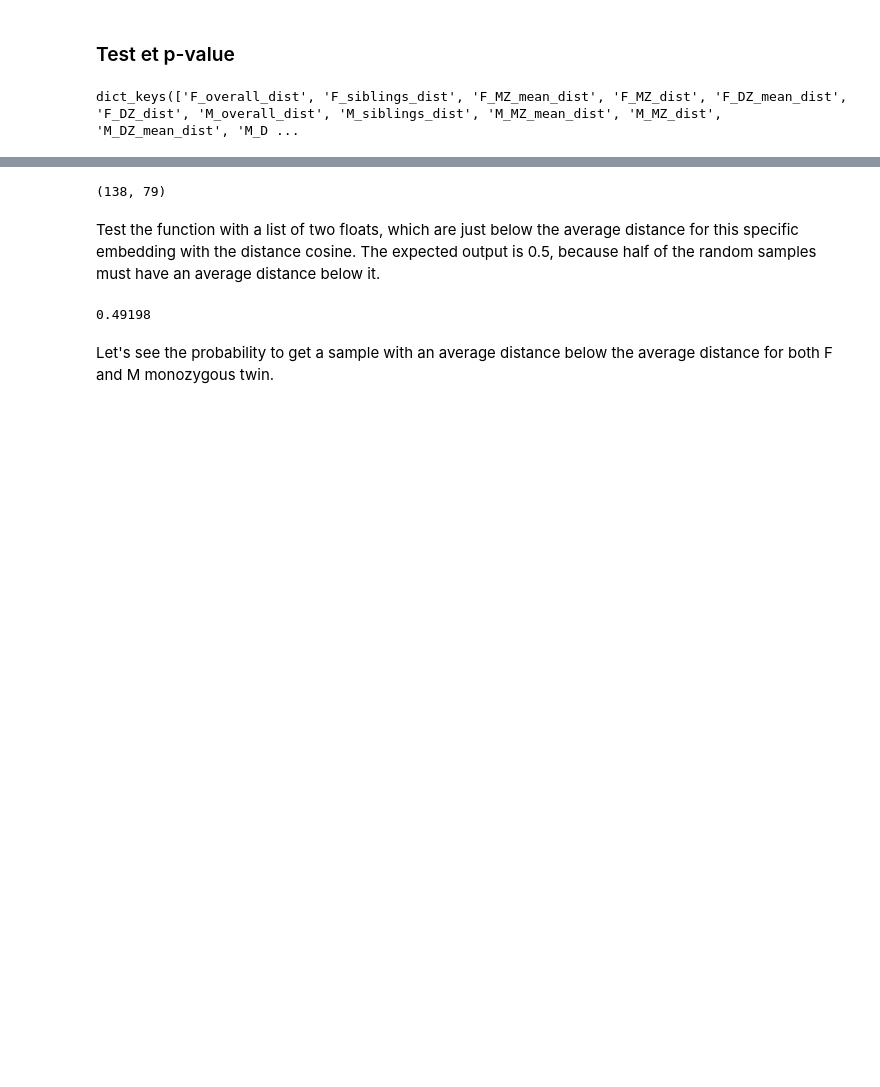
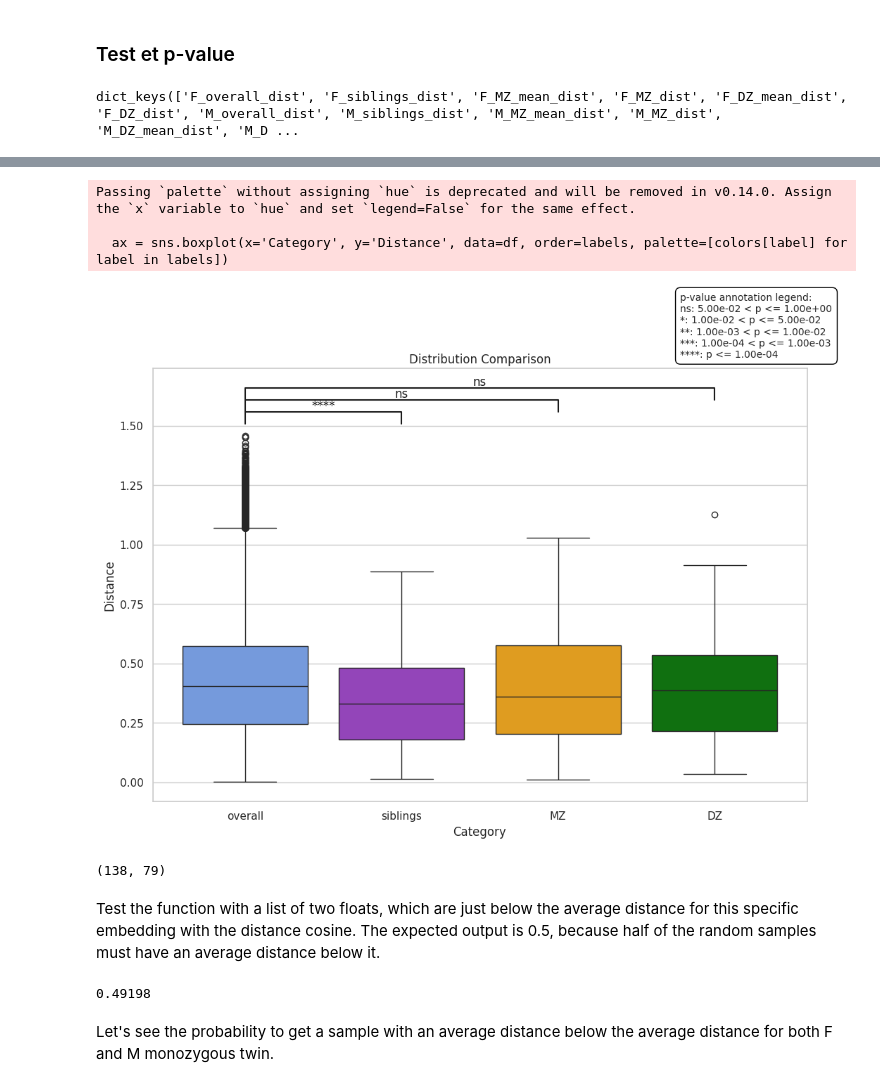
Before and after one commit to neurospin/champollion_V1, a Jupyter notebook: contrastive/notebooks/antoine/HCP_MZ_dist_corr_left_PCS.ipynb, the cells around one changed output, grey strips where cells are left out. Drawn from its saved outputs; the diff is of its cells as text; code cells hidden in the pictures; blank space fills up the shorter version.

```diff
--- a/contrastive/notebooks/antoine/HCP_MZ_dist_corr_left_PCS.ipynb
+++ b/contrastive/notebooks/antoine/HCP_MZ_dist_corr_left_PCS.ipynb
@@ -403,3 +412,82 @@ dict_keys(['F_overall_dist', 'F_siblings_dist', 'F_MZ_mean_dist', 'F_MZ_dist', '
+# %%
+
+# Convert data to a DataFrame for use with Seaborn
+data = []
+labels = ['overall', 'siblings', 'MZ', 'DZ']
+
+for label in labels:
+    data.extend([(label, value) for value in dic_rslt[f'F & M_{label}_dist']])
+
+df = pd.DataFrame(data, columns=['Category', 'Distance'])
+
+colors = {
+    'overall': 'cornflowerblue',
+    'siblings': 'darkorchid',
+    'MZ': 'orange',
+    'DZ': 'green'
+}
+
+# Create the boxplot
+plt.figure(figsize=(12, 8))
+ax = sns.boxplot(x='Category', y='Distance', data=df, order=labels, palette=[colors[label] for label in labels])
+
+# Define the box pairs for comparison
+box_pairs = [
+    ("overall", "siblings"),
+    ("overall", "MZ"),
+    ("overall", "DZ")
+]
+
+# Perform the Kruskal-Wallis H-test for each pair and add annotations
+max_value = df['Distance'].max()
+h = 0.05
+y_offset = max_value + h
+
+for (cat1, cat2) in box_pairs:
+    data1 = df[df['Category'] == cat1]['Distance']
+    data2 = df[df['Category'] == cat2]['Distance']
+
+    stat, p = kruskal(data1, data2)
+
+    # Define the position for the annotations
+    x1, x2 = labels.index(cat1), labels.index(cat2)
+    y, col = y_offset, 'k'
+
+    plt.plot([x1, x1, x2, x2], [y, y+h, y+h, y], lw=1.5, c=col)
+    if p > 0.05:
+        significance = "ns"
+    elif p > 0.01:
+        significance = "*"
+    elif p > 0.001:
+        significance = "**"
+    elif p > 0.0001:
+        significance = "***"
+    else:
+        significance = "****"
+
+    plt.text((x1 + x2) * .5, y + h, significance, ha='center', va='bottom', color=col)
+
+    y_offset += h  # Increment y position for the next bracket
+
+# Add legend for p-value annotations
+legend_text = (
+    "p-value annotation legend:\n"
+    "ns: 5.00e-02 < p <= 1.00e+00\n"
+    "*: 1.00e-02 < p <= 5.00e-02\n"
+    "**: 1.00e-03 < p <= 1.00e-02\n"
+    "***: 1.00e-04 < p <= 1.00e-03\n"
+    "****: p <= 1.00e-04"
+)
+plt.gcf().text(0.75, 0.9, legend_text, fontsize=10, bbox=dict(facecolor='white', edgecolor='black', boxstyle='round,pad=0.5'))
+
+plt.title('Distribution Comparison')
+plt.ylabel('Distance')
+plt.show()
+# %% [output]
+Passing `palette` without assigning `hue` is deprecated and will be removed in v0.14.0. Assign the `x` variable to `hue` and set `legend=False` for the same effect.
+
+  ax = sns.boxplot(x='Category', y='Distance', data=df, order=labels, palette=[colors[label] for label in labels])
+[figure, added]
 # %%
 len(dic_rslt['F & M_MZ_dist']), len(dic_rslt['F & M_DZ_dist'])
 # %% [output]
```
Also changed, not shown: parts of 4 cells of this notebook, 7 other files.
